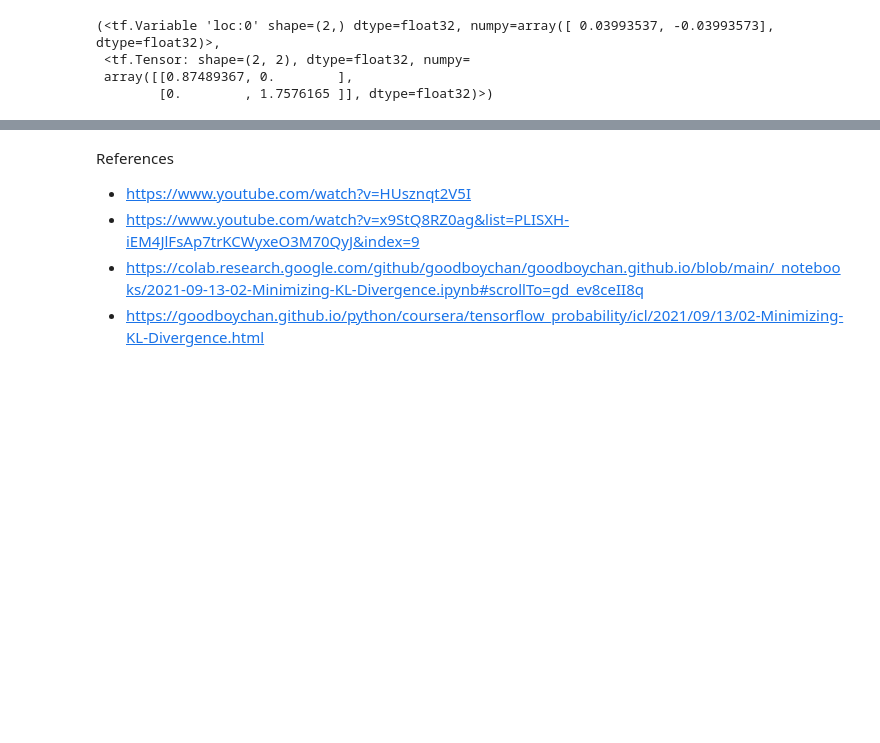
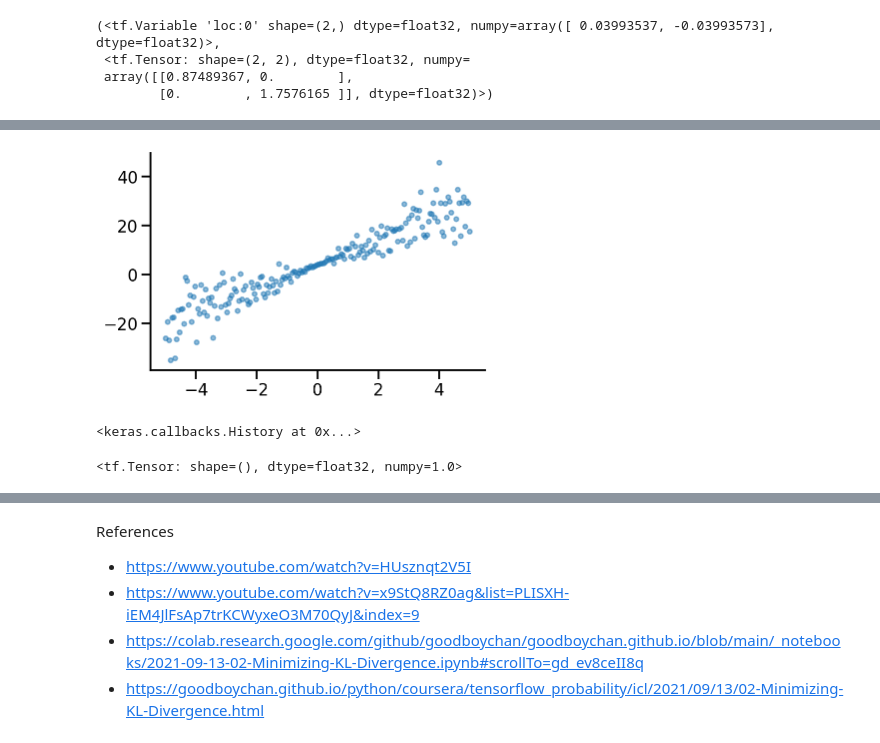
Before and after one commit to nipunbatra/blog-old, a Jupyter notebook: _notebooks/2022-01-29-kl-divergence.ipynb, the cells around one changed output, grey strips where cells are left out. Drawn from its saved outputs; the diff is of its cells as text; code cells hidden in the pictures; blank space fills up the shorter version.

```diff
--- a/_notebooks/2022-01-29-kl-divergence.ipynb
+++ b/_notebooks/2022-01-29-kl-divergence.ipynb
@@ -407,0 +473,24 @@ We can now see that the KL-divergence has reduced significantly from where we st
+# %%
+np.random.seed(42)
+y_gt = 5*x_values + 4 + 2*np.multiply(x_values, np.random.randn(200))
+plt.scatter(x_values, y_gt, s=20, alpha=0.5)
+sns.despine()
+# %% [output]
+[figure, added]
+# %%
+from tensorflow.keras.models import Sequential
+from tensorflow.keras.layers import Dense
+from tensorflow.keras.optimizers import RMSprop
+from tensorflow.keras.callbacks import Callback
+model_2 = Sequential([
+    Dense(input_shape=(1,), units=1, name='M2_D1'),
+    tfl.DistributionLambda(lambda loc: tfd.Normal(loc=loc, scale=1.), name='M2_Likelihood')])
+
+def nll(y_true, y_pred):
+    # y_pred is distribution
+    return -y_pred.log_prob(y_true)
+
+model_2.compile(loss=nll, optimizer='adam')
+model_2.fit(x_values, y_gt, epochs=4000, verbose=0)
+# %% [output]
+<keras.callbacks.History at 0x...>
@@ -407,0 +501,6 @@ We can now see that the KL-divergence has reduced significantly from where we st
+# %%
+layer = tfp.layers.DistributionLambda(lambda t: tfd.Normal(t, 1.))
+distribution = layer(2.)
+distribution.scale
+# %% [output]
+<tf.Tensor: shape=(), dtype=float32, numpy=1.0>
```
Also changed, not shown: parts of 43 cells of this notebook, 1 other file.
